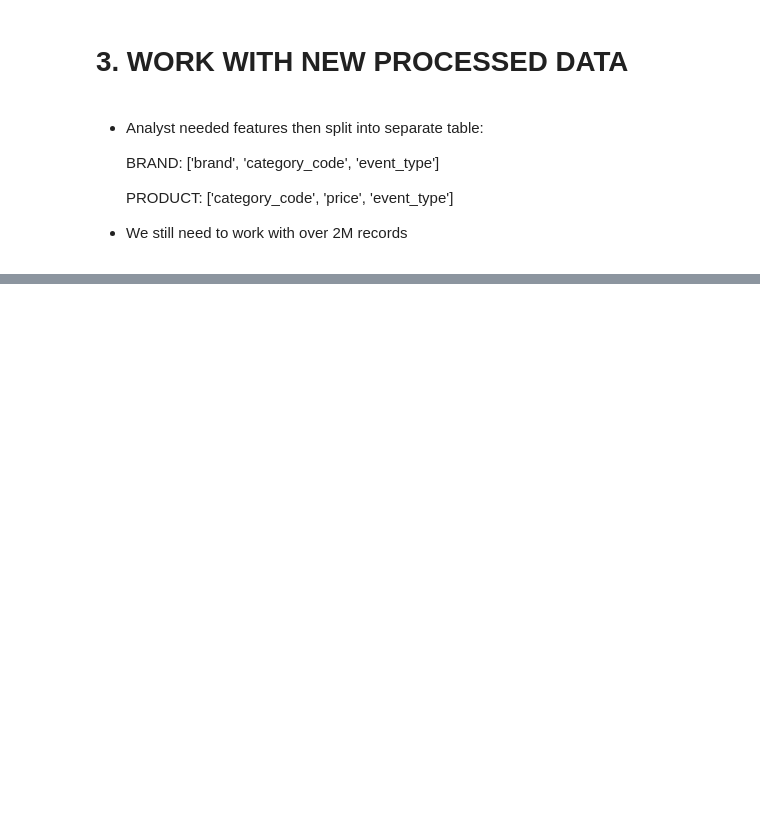
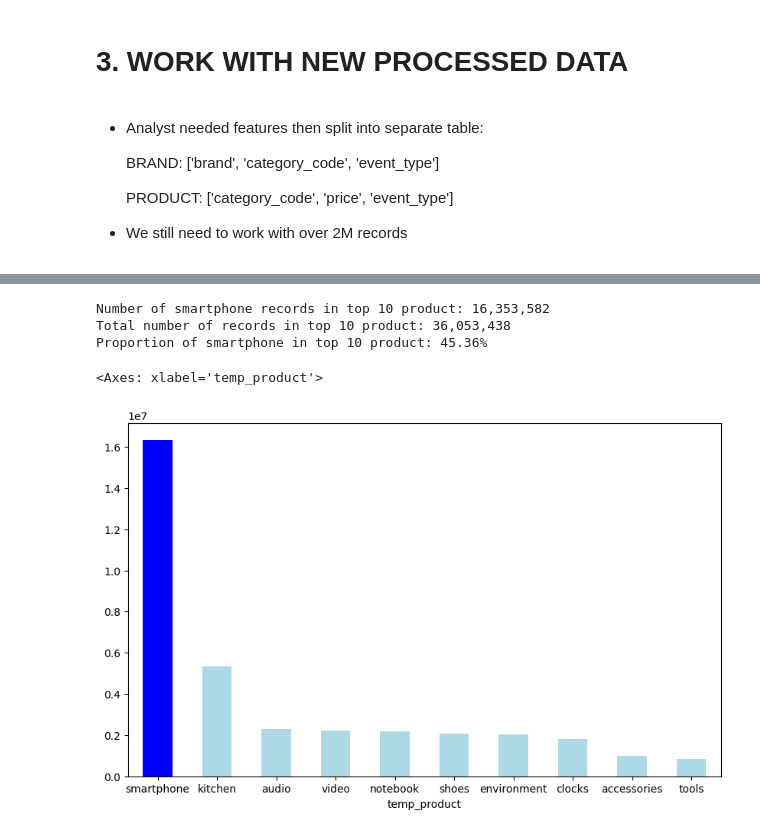
Before and after one commit to thien20/Handling-Data, a Jupyter notebook: analyst1.ipynb, the cells around one changed output, grey strips where cells are left out. Drawn from its saved outputs; the diff is of its cells as text; code cells hidden in the pictures; blank space fills up the shorter version.

Commit message:
10 popular popular and its proportion

```diff
--- a/analyst1.ipynb
+++ b/analyst1.ipynb
@@ -358,0 +267,13 @@ plt.show()
+# %%
+import pandas as pd
+
+new_url = "/Users/thienhtt20/Documents/GitHub/Handling-Data/MyData/final_output.csv"
+cols = ['brand', 'category_code', 'event_type', 'price', 'count']
+product_temp = pd.read_csv(new_url, usecols=cols, chunksize=500000)
+# %%
+product = pd.DataFrame()
+for chunk in product_temp:
+    print('Memory usage: {:.2f} MB'.format(chunk.memory_usage(deep=True).sum() / (1024 ** 2)))
+    product = pd.concat([product, chunk], ignore_index=True, sort=False)
+    print('Memory usage after concatenation: {:.2f} MB'.format(product.memory_usage(deep=True).sum() / (1024 ** 2)))
+    print('-'*50)
@@ -358,0 +310,4 @@ plt.show()
+# %%
+temp_product = product['category_code'].apply(lambda x: x.split('.')[1])
+product['temp_product'] = temp_product
+product.drop(columns=['category_code'], inplace=True)
@@ -358,0 +316,2 @@ plt.show()
+# %%
+top10_product = product.groupby('temp_product')['count'].sum().sort_values(ascending=False).head(10)
@@ -358,0 +333,15 @@ plt.show()
+# %%
+smartphone_records = top10_product['smartphone'].sum()
+sum_top10_product = top10_product.head(10).sum()
+print(f'Number of smartphone records in top 10 product: {smartphone_records:,}')
+print(f'Total number of records in top 10 product: {sum_top10_product:,}')
+print(f'Proportion of smartphone in top 10 product: {smartphone_records / sum_top10_product * 100:.2f}%')
+# %% [output]
+Number of smartphone records in top 10 product: 16,353,582
+Total number of records in top 10 product: 36,053,438
+Proportion of smartphone in top 10 product: 45.36%
+# %%
+top10_product.plot(kind='bar', figsize=(10, 6), rot=0, color=['blue' if x == top10_product.max() else 'lightblue' for x in top10_product])
+# %% [output]
+<Axes: xlabel='temp_product'>
+[figure, added]
```
Also changed, not shown: parts of 16 cells of this notebook.
